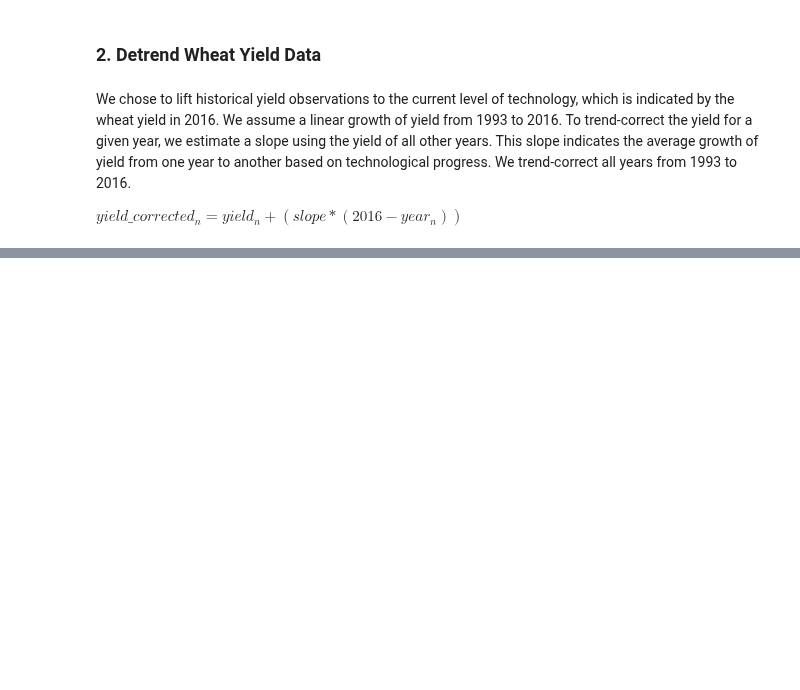
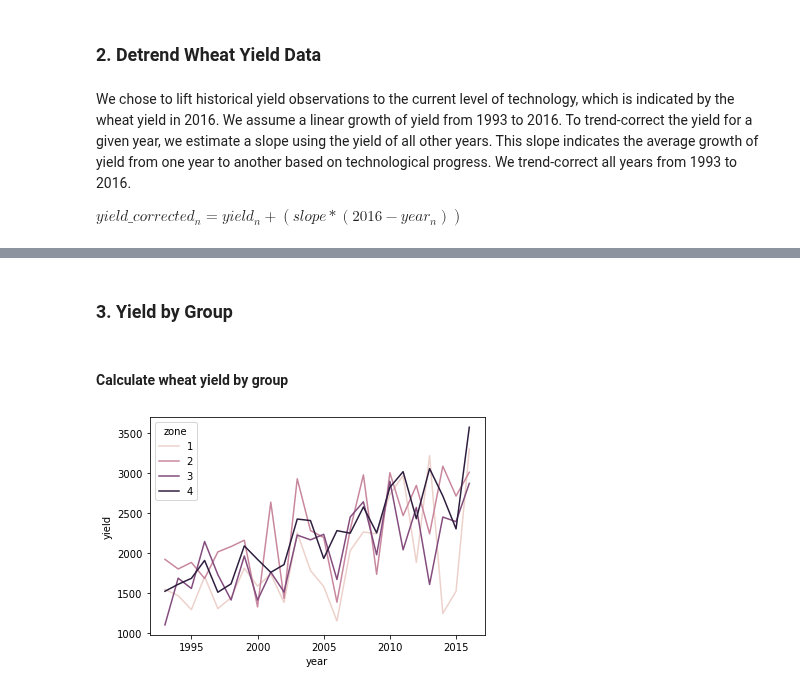
Before and after one commit to mzachow/wheat-yield-forecast-brazil, a Jupyter notebook: prepare_wheat_data.ipynb, the cells around one changed output, grey strips where cells are left out. Drawn from its saved outputs; the diff is of its cells as text; code cells hidden in the pictures; blank space fills up the shorter version.

```diff
--- a/prepare_wheat_data.ipynb
+++ b/prepare_wheat_data.ipynb
@@ -86,3 +75,25 @@ Index(['year', 'yield'], dtype='object')
 [figure]
 # %%
 national_yield_detrended.to_csv("Data/Wheat/ibge_national_yield_detrended.csv", index=False)
+# %% [markdown]
+### 3. Yield by Group
+# %%
+columns = ['code', 'zone', '1993', '1994', '1995', '1996', '1997', '1998', '1999', '2000', '2001', '2002', '2003', '2004', '2005', '2006', '2007', '2008', '2009', '2010', '2011', '2012', '2013', '2014', '2015', '2016']
+yield_by_municipality = pd.read_csv("Data/Wheat/yield_by_year_and_municipality.csv", usecols=columns) # 1993-2019
+harvested_area_by_municipality = pd.read_csv("Data/Wheat/harvested_area_by_year_and_municipality.csv", usecols=columns) # 1990-2019
+# %% [markdown]
+#### Calculate wheat yield by group
+# %%
+yield_by_group = ((yield_by_municipality.set_index(["code", "zone"])
+                  * harvested_area_by_municipality.set_index(["code", "zone"]))
+                  .groupby(["zone"])
+                  .sum()) / (harvested_area_by_municipality
+                             .set_index(["code", "zone"])
+                             .groupby(["zone"])
+                             .sum())
+yield_by_group = yield_by_group.stack().reset_index().rename({"level_1":"year", 0:"yield"}, axis=1)
+yield_by_group = (np.round(yield_by_group.loc[yield_by_group["year"].astype(int).isin(list(range(1993,2018)))]
+                           .reset_index(drop=True), 2))
+sns.lineplot(data=yield_by_group.astype(int), x="year", y="yield", hue="zone");
+# %% [output]
+[figure, added]
```
Also changed, not shown: parts of 7 cells of this notebook, 3 other files.
